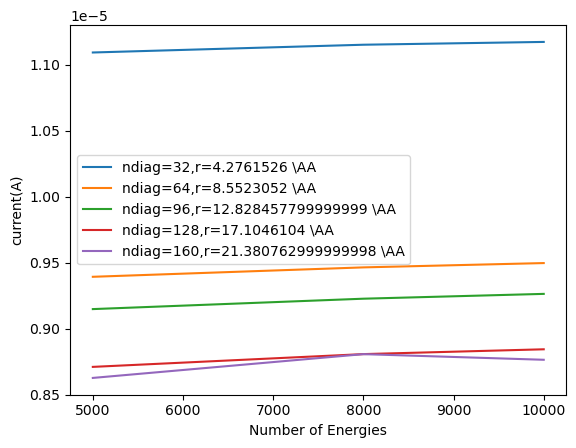
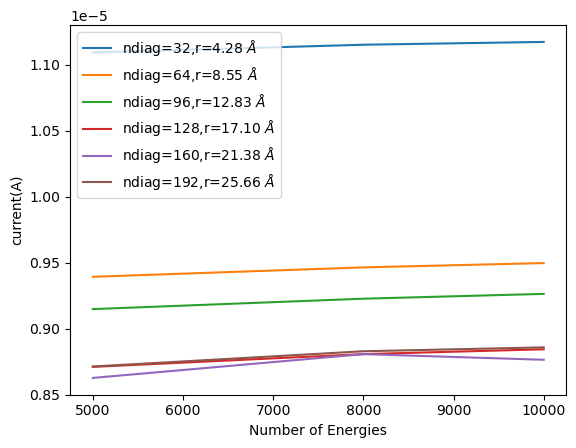
The change to this notebook cell's code, shown as a diff; its figure went from the first image to the second:
--- before
+++ after
@@ -1,8 +1,9 @@
 Lx=4.2761526
-plt.plot(nen_list,ID_list[0,0,:],label='ndiag=32'+',r='+str(Lx*1)+r" \AA")
-plt.plot(nen_list,ID_list64[0,0,:],label='ndiag=64'+',r='+str(Lx*2)+r" \AA")
-plt.plot(nen_list,ID_list96[0,0,:],label='ndiag=96'+',r='+str(Lx*3)+r" \AA")
-plt.plot(nen_list,ID_list128[0,0,:],label='ndiag=128'+',r='+str(Lx*4)+r" \AA")
-plt.plot(nen_list,ID_list160[0,0,:],label='ndiag=160'+',r='+str(Lx*5)+r" \AA")
+plt.plot(nen_list,ID_list[0,0,:],label='ndiag=32'+',r='+'{:.2f}'.format(Lx*1)+r" $\AA$")
+plt.plot(nen_list,ID_list64[0,0,:],label='ndiag=64'+',r='+'{:.2f}'.format(Lx*2)+r" $\AA$")
+plt.plot(nen_list,ID_list96[0,0,:],label='ndiag=96'+',r='+'{:.2f}'.format(Lx*3)+r" $\AA$")
+plt.plot(nen_list,ID_list128[0,0,:],label='ndiag=128'+',r='+'{:.2f}'.format(Lx*4)+r" $\AA$")
+plt.plot(nen_list,ID_list160[0,0,:],label='ndiag=160'+',r='+'{:.2f}'.format(Lx*5)+r" $\AA$")
+plt.plot(nen_list,ID_list192[0,0,:],label='ndiag=192'+',r='+'{:.2f}'.format(Lx*6)+r" $\AA$")
 plt.xlabel('Number of Energies')
 plt.ylabel('current(A)')

Commit: jupyter notebook